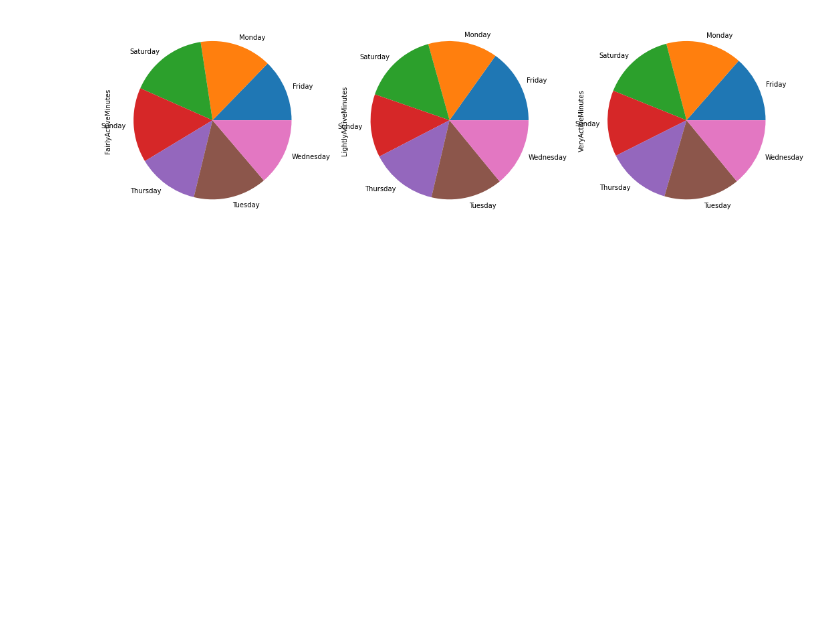
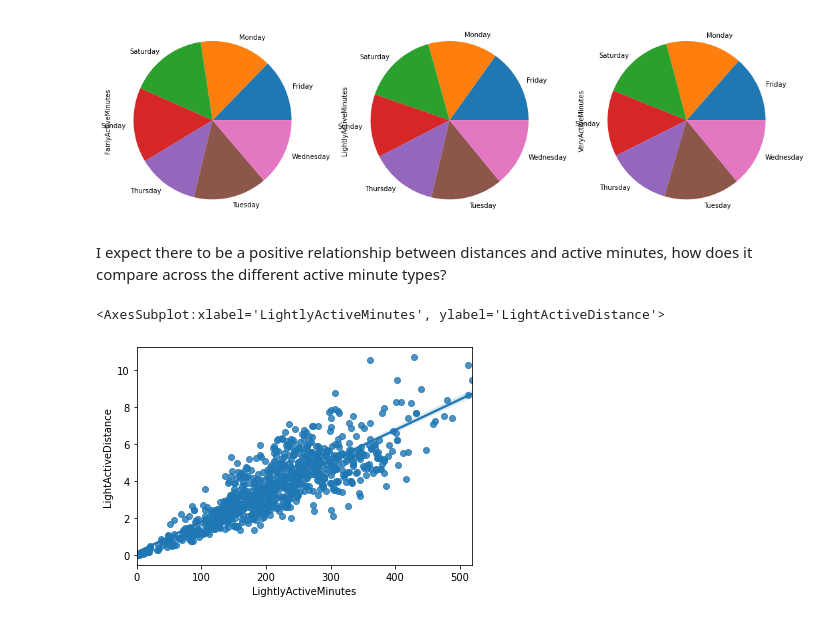
Before and after one commit to LeannaCalla/Kaggle-FitBit-Data, a Jupyter notebook: FitBit stats.ipynb, the cells around one changed output. Drawn from its saved outputs; the diff is of its cells as text; code cells hidden in the pictures; blank space fills up the shorter version.

```diff
--- a/FitBit stats.ipynb
+++ b/FitBit stats.ipynb
@@ -321,3 +285,10 @@ array([<AxesSubplot:ylabel='FairlyActiveMinutes'>,
        <AxesSubplot:ylabel='LightlyActiveMinutes'>,
        <AxesSubplot:ylabel='VeryActiveMinutes'>], dtype=object)
 [figure]
+# %% [markdown]
+I expect there to be a positive relationship between distances and active minutes, how does it compare across the different active minute types?
+# %%
+sns.regplot(data = activityData, x = 'LightlyActiveMinutes', y='LightActiveDistance')
+# %% [output]
+<AxesSubplot:xlabel='LightlyActiveMinutes', ylabel='LightActiveDistance'>
+[figure, added]
```
Also changed, not shown: parts of 11 cells of this notebook, 1 other file.
